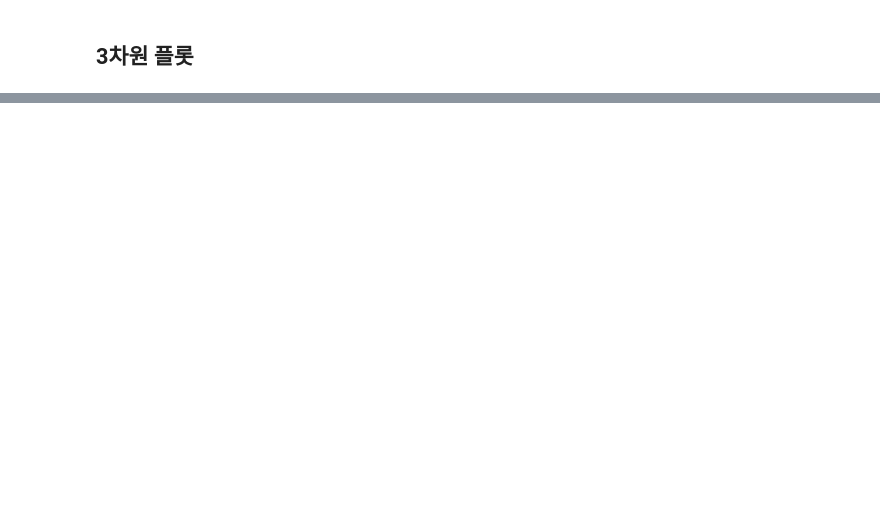
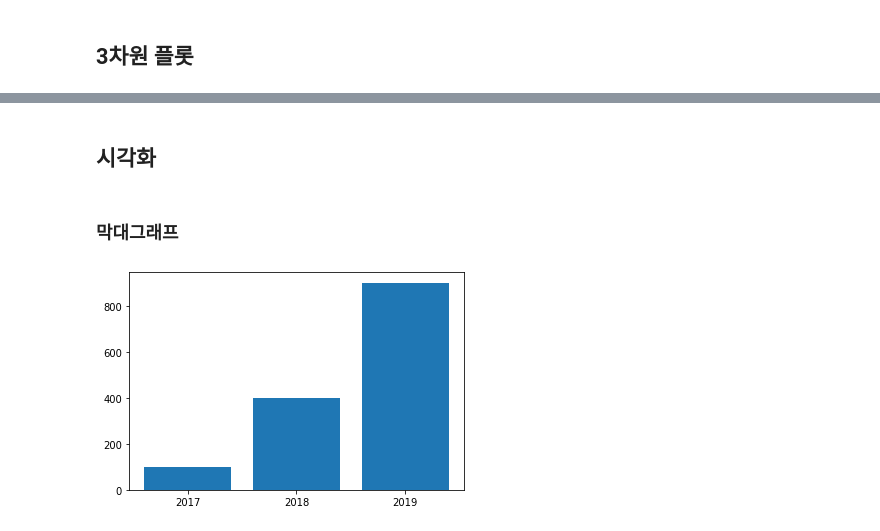
Before and after one commit to nhkim55/bigdata_fintech_python, a Jupyter notebook: code/ch6_matplotlib.ipynb, the cells around one changed output, grey strips where cells are left out. Saved outputs shown, nothing was run; the diff lists cells and outputs as text; code cells hidden in the pictures; blank space fills up the shorter version.

```diff
--- a/code/ch6_matplotlib.ipynb
+++ b/code/ch6_matplotlib.ipynb
@@ -326,0 +322,18 @@ plt.colorbar?
+# %% [markdown]
+## 시각화
+# %% [markdown]
+### 막대그래프
+# %%
+# 범주형 자료를 시각화할 때 사용
+import matplotlib.pyplot as plt
+import numpy as np
+
+x = np.arange(3)
+years = ['2017', '2018', '2019']
+values = [100, 400, 900]
+# 막대그래프, 수평막대는 barh()
+plt.bar(x, values)
+plt.xticks(x, years)
+plt.show()
+# %% [output]
+[figure, added]
```
Also changed, not shown: parts of 30 cells of this notebook, 1 other file.
